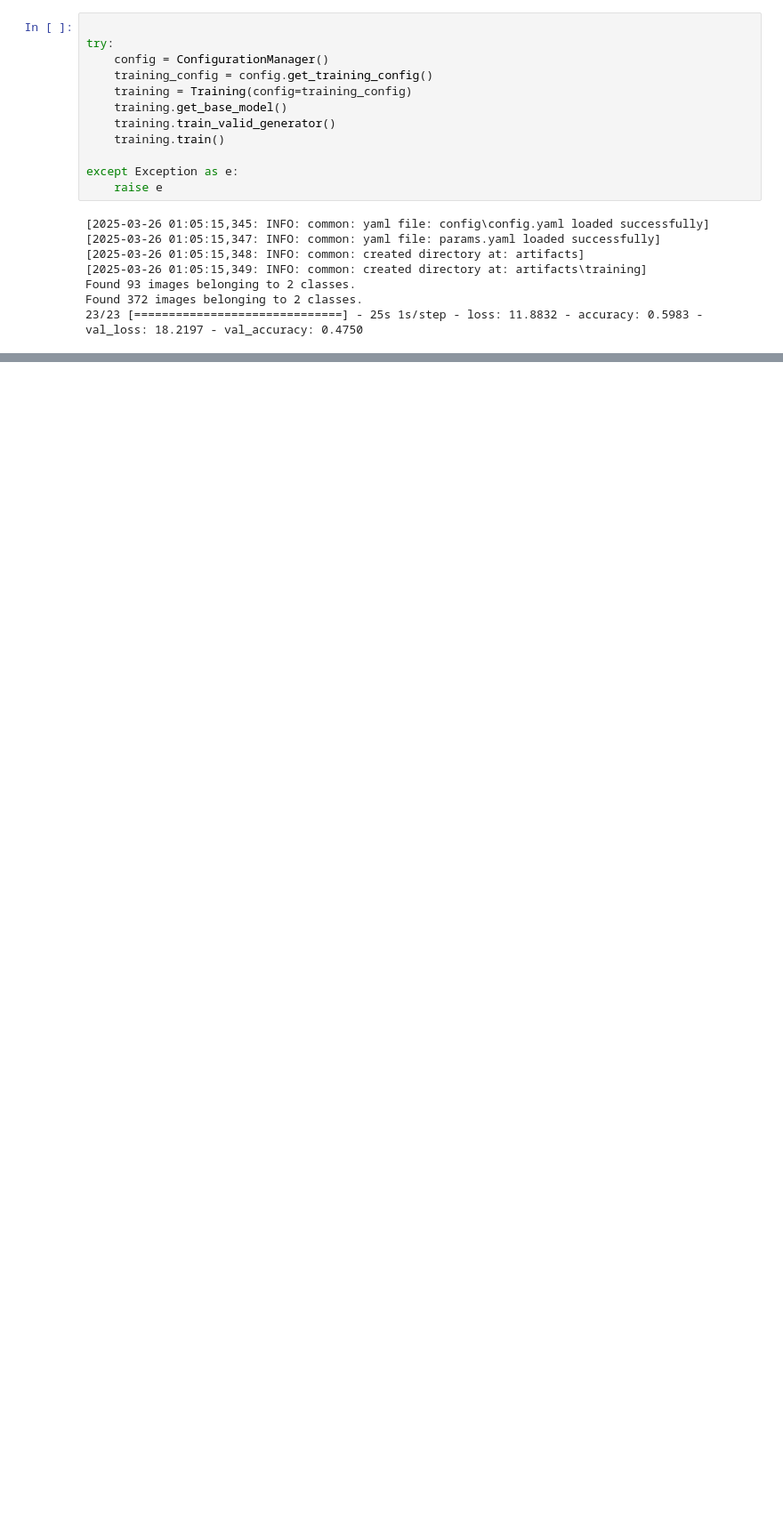
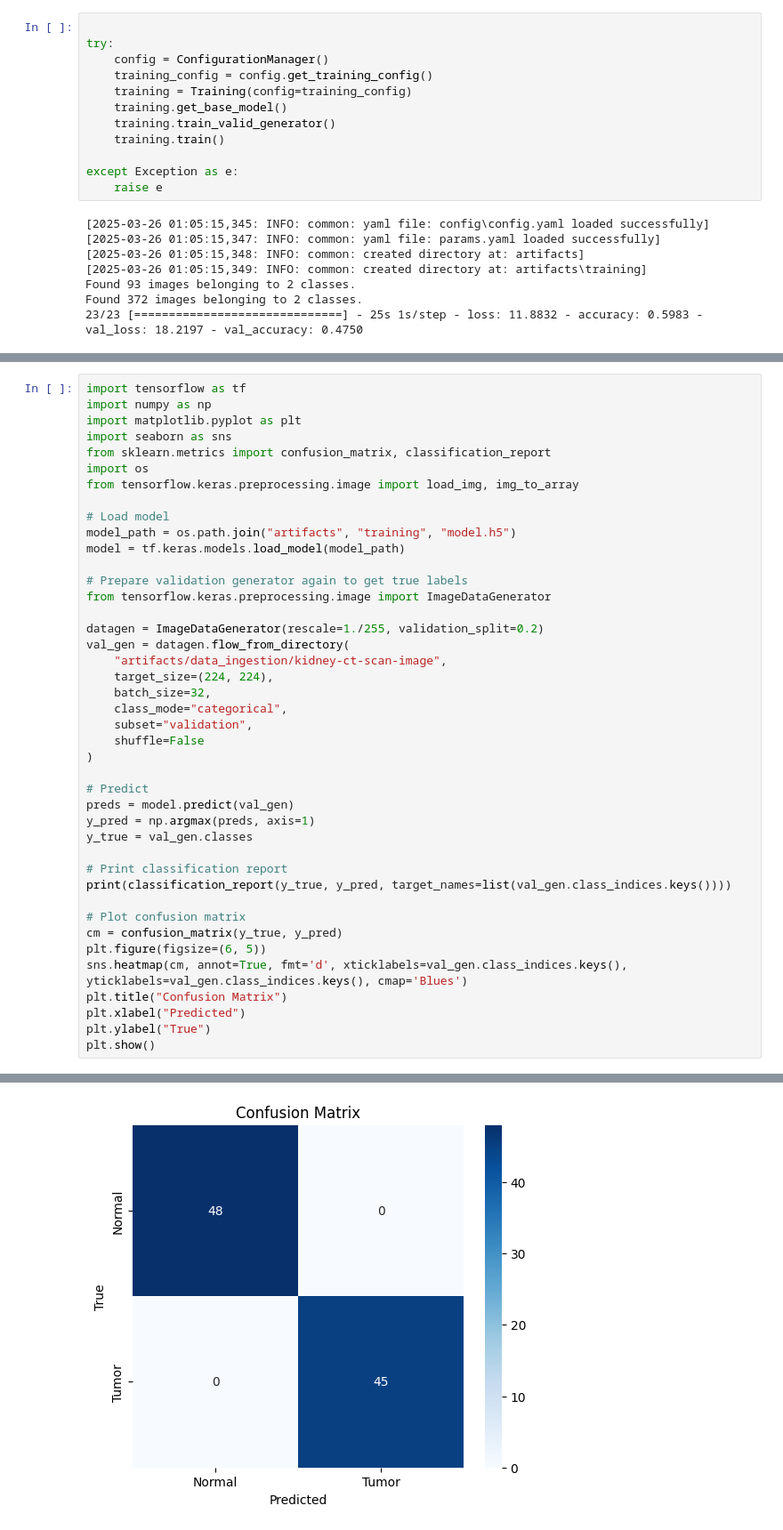
Before and after one commit to sujalgotnochill/Kidney-Disease-Classification-DL-MLflow-DVC, a Jupyter notebook: research/3_model_training.ipynb, the cells around one changed output, grey strips where cells are left out. Shown: that part at 89% size. Saved outputs shown, nothing was run; the diff lists cells and outputs as text; blank space fills up the shorter version.

```diff
--- a/research/3_model_training.ipynb
+++ b/research/3_model_training.ipynb
@@ -172,0 +205,43 @@ Found 372 images belonging to 2 classes.
+# %%
+import tensorflow as tf
+import numpy as np
+import matplotlib.pyplot as plt
+import seaborn as sns
+from sklearn.metrics import confusion_matrix, classification_report
+import os
+from tensorflow.keras.preprocessing.image import load_img, img_to_array
+
+# Load model
+model_path = os.path.join("artifacts", "training", "model.h5")
+model = tf.keras.models.load_model(model_path)
+
+# Prepare validation generator again to get true labels
+from tensorflow.keras.preprocessing.image import ImageDataGenerator
+
+datagen = ImageDataGenerator(rescale=1./255, validation_split=0.2)
+val_gen = datagen.flow_from_directory(
+    "artifacts/data_ingestion/kidney-ct-scan-image",
+    target_size=(224, 224),
+    batch_size=32,
+    class_mode="categorical",
+    subset="validation",
+    shuffle=False
+)
+
+# Predict
+preds = model.predict(val_gen)
+y_pred = np.argmax(preds, axis=1)
+y_true = val_gen.classes
+
+# Print classification report
+print(classification_report(y_true, y_pred, target_names=list(val_gen.class_indices.keys())))
+
+# Plot confusion matrix
+cm = confusion_matrix(y_true, y_pred)
+plt.figure(figsize=(6, 5))
+sns.heatmap(cm, annot=True, fmt='d', xticklabels=val_gen.class_indices.keys(), yticklabels=val_gen.class_indices.keys(), cmap='Blues')
+plt.title("Confusion Matrix")
+plt.xlabel("Predicted")
+plt.ylabel("True")
+plt.show()
+# %% [output]
@@ -172,0 +258 @@ Found 372 images belonging to 2 classes.
+[figure, added]
```
Also changed, not shown: parts of 8 cells of this notebook, 6 other files.
